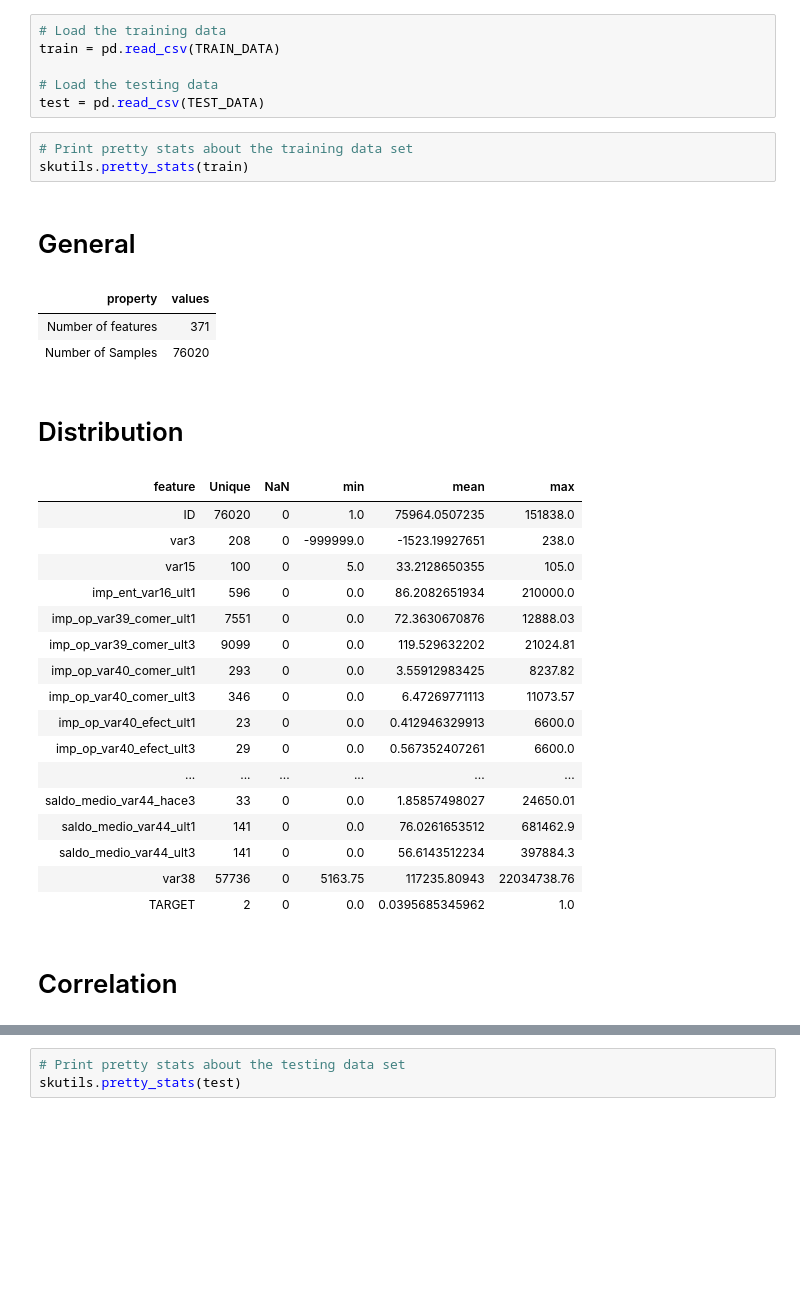
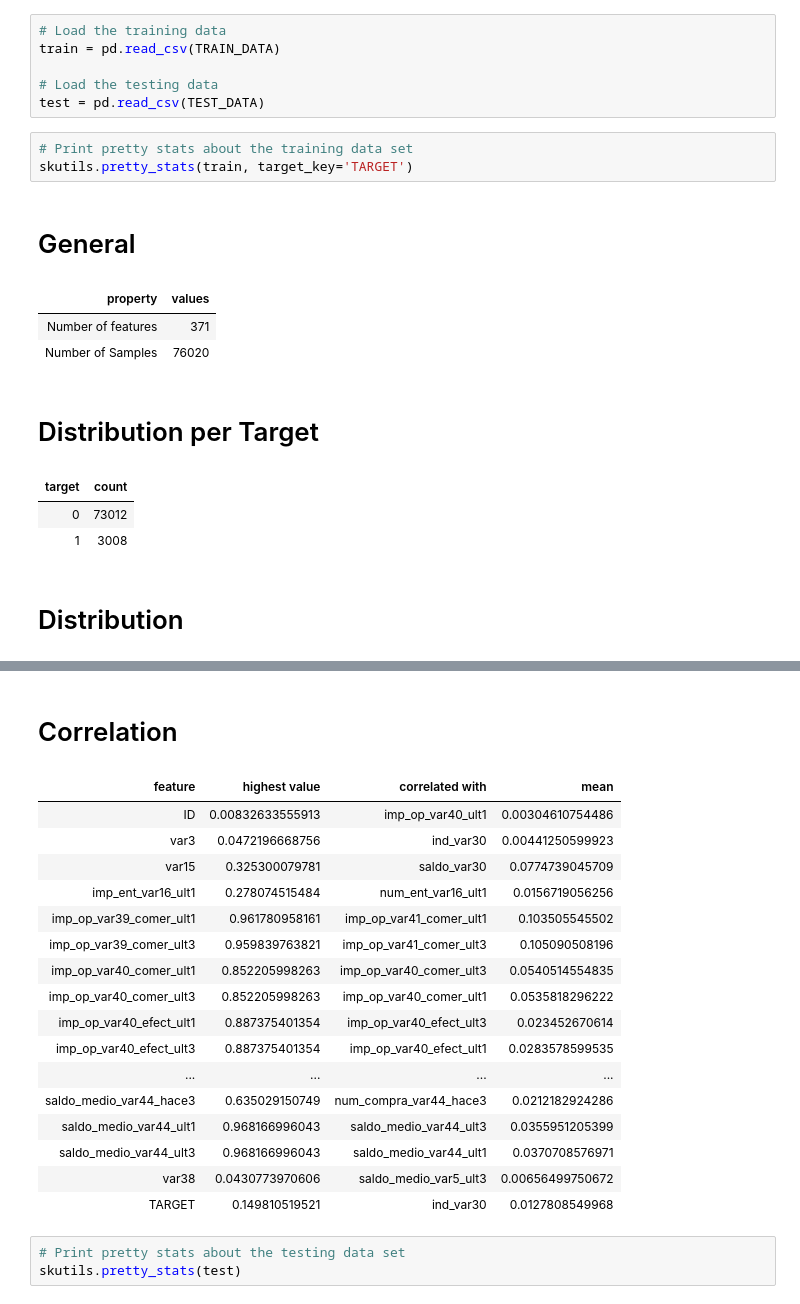
Before and after one commit to geoHeil/santander-customer-satisfaction, a Jupyter notebook: Python/Chris/01_Dataset_Analysis.ipynb, the cells around one changed output, grey strips where cells are left out. Saved outputs shown, nothing was run; the diff lists cells and outputs as text; blank space fills up the shorter version.

```diff
--- a/Python/Chris/01_Dataset_Analysis.ipynb
+++ b/Python/Chris/01_Dataset_Analysis.ipynb
@@ -13,28 +13,14 @@ train = pd.read_csv(TRAIN_DATA)
 test = pd.read_csv(TEST_DATA)
 # %%
 # Print pretty stats about the training data set
-skutils.pretty_stats(train)
+skutils.pretty_stats(train, target_key='TARGET')
 # %% [output]
 General
 | property | values |
 | Number of features | 371 |
 | Number of Samples | 76020 |
-Distribution
+Distribution per Target
-| feature | Unique | NaN | min | mean | max |
-| ID | 76020 | 0 | 1.0 | 75964.0507235 | 151838.0 |
-| var3 | 208 | 0 | -999999.0 | -1523.19927651 | 238.0 |
-| var15 | 100 | 0 | 5.0 | 33.2128650355 | 105.0 |
-| imp_ent_var16_ult1 | 596 | 0 | 0.0 | 86.2082651934 | 210000.0 |
-| imp_op_var39_comer_ult1 | 7551 | 0 | 0.0 | 72.3630670876 | 12888.03 |
-| imp_op_var39_comer_ult3 | 9099 | 0 | 0.0 | 119.529632202 | 21024.81 |
-| imp_op_var40_comer_ult1 | 293 | 0 | 0.0 | 3.55912983425 | 8237.82 |
-| imp_op_var40_comer_ult3 | 346 | 0 | 0.0 | 6.47269771113 | 11073.57 |
-| imp_op_var40_efect_ult1 | 23 | 0 | 0.0 | 0.412946329913 | 6600.0 |
-| imp_op_var40_efect_ult3 | 29 | 0 | 0.0 | 0.567352407261 | 6600.0 |
-| ... | ... | ... | ... | ... | ... |
-| saldo_medio_var44_hace3 | 33 | 0 | 0.0 | 1.85857498027 | 24650.01 |
-| saldo_medio_var44_ult1 | 141 | 0 | 0.0 | 76.0261653512 | 681462.9 |
-| saldo_medio_var44_ult3 | 141 | 0 | 0.0 | 56.6143512234 | 397884.3 |
-| var38 | 57736 | 0 | 5163.75 | 117235.80943 | 22034738.76 |
-| TARGET | 2 | 0 | 0.0 | 0.0395685345962 | 1.0 |
+| target | count |
+| 0 | 73012 |
+| 1 | 3008 |
-Correlation
+Distribution
@@ -58,3 +44,21 @@ Correlation
+Correlation
+| feature | highest value | correlated with | mean |
+| ID | 0.00832633555913 | imp_op_var40_ult1 | 0.00304610754486 |
+| var3 | 0.0472196668756 | ind_var30 | 0.00441250599923 |
+| var15 | 0.325300079781 | saldo_var30 | 0.0774739045709 |
+| imp_ent_var16_ult1 | 0.278074515484 | num_ent_var16_ult1 | 0.0156719056256 |
+| imp_op_var39_comer_ult1 | 0.961780958161 | imp_op_var41_comer_ult1 | 0.103505545502 |
+| imp_op_var39_comer_ult3 | 0.959839763821 | imp_op_var41_comer_ult3 | 0.105090508196 |
+| imp_op_var40_comer_ult1 | 0.852205998263 | imp_op_var40_comer_ult3 | 0.0540514554835 |
+| imp_op_var40_comer_ult3 | 0.852205998263 | imp_op_var40_comer_ult1 | 0.0535818296222 |
+| imp_op_var40_efect_ult1 | 0.887375401354 | imp_op_var40_efect_ult3 | 0.023452670614 |
+| imp_op_var40_efect_ult3 | 0.887375401354 | imp_op_var40_efect_ult1 | 0.0283578599535 |
+| ... | ... | ... | ... |
+| saldo_medio_var44_hace3 | 0.635029150749 | num_compra_var44_hace3 | 0.0212182924286 |
+| saldo_medio_var44_ult1 | 0.968166996043 | saldo_medio_var44_ult3 | 0.0355951205399 |
+| saldo_medio_var44_ult3 | 0.968166996043 | saldo_medio_var44_ult1 | 0.0370708576971 |
+| var38 | 0.0430773970606 | saldo_medio_var5_ult3 | 0.00656499750672 |
+| TARGET | 0.149810519521 | ind_var30 | 0.0127808549968 |
 # %%
 # Print pretty stats about the testing data set
 skutils.pretty_stats(test)
```
Also changed, not shown: parts of 1 cell of this notebook, 3 other files.
